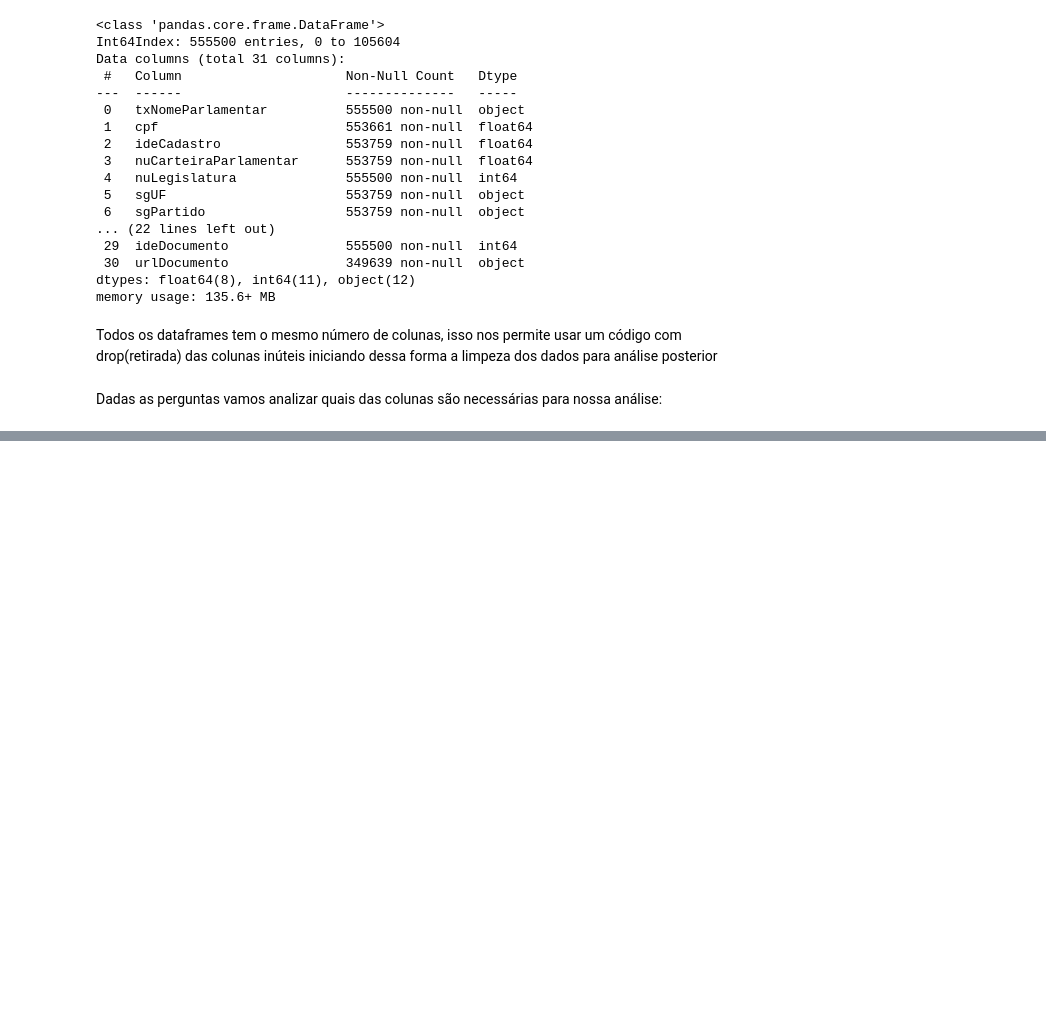
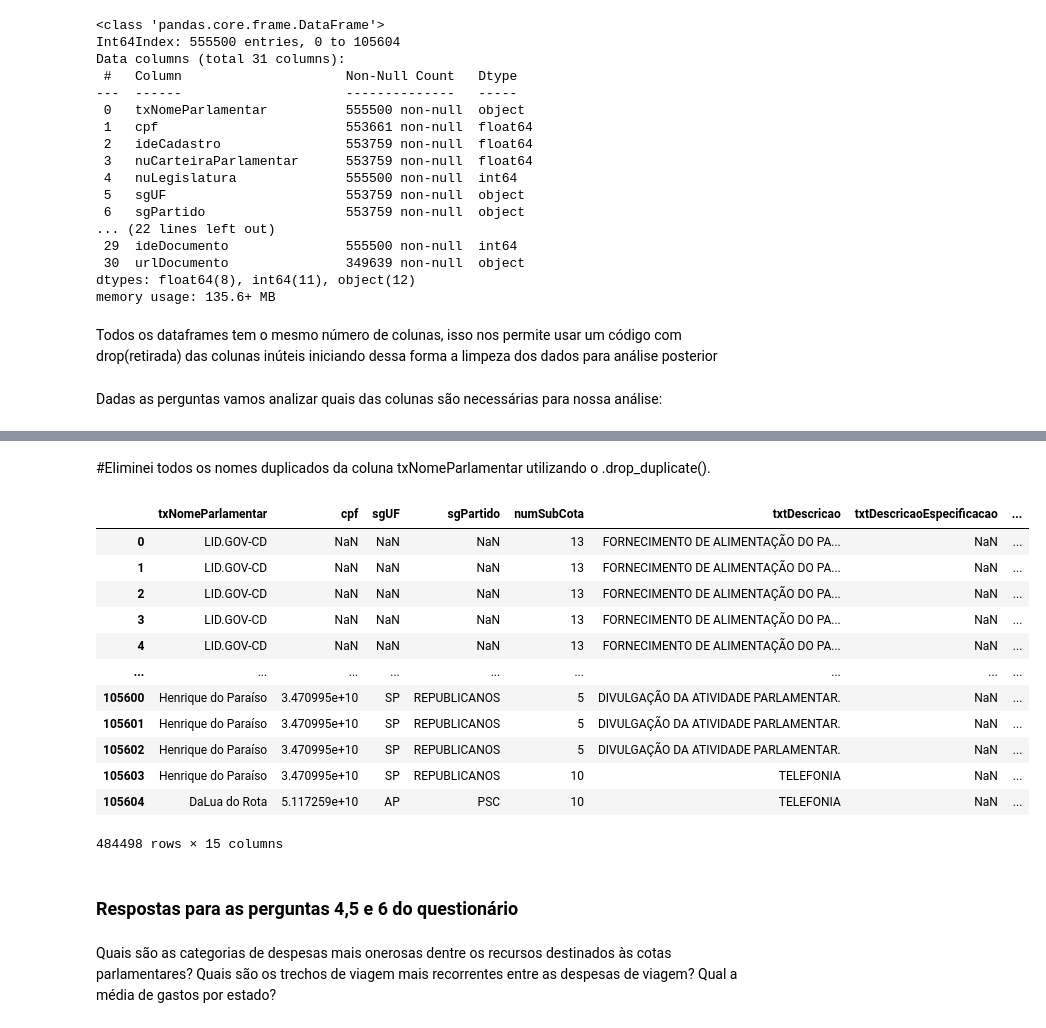
Before and after one commit to Reinaldos/Reinaldos, a Jupyter notebook: Projeto_5.ipynb, the cells around one changed output, grey strips where cells are left out. Drawn from its saved outputs; the diff is of its cells as text; code cells hidden in the pictures; blank space fills up the shorter version.

```diff
--- a/Projeto_5.ipynb
+++ b/Projeto_5.ipynb
@@ -356,0 +516,25 @@ memory usage: 67.8+ MB
+# %% [markdown]
+#Eliminei todos os nomes duplicados da coluna txNomeParlamentar utilizando o .drop_duplicate().
+# %%
+parlamentar = dfparlamentarcompleto.drop_duplicates()
+parlamentar
+# %% [output]
+|  | txNomeParlamentar | cpf | sgUF | sgPartido | numSubCota | txtDescricao | txtDescricaoEspecificacao | ... |
+| 0 | LID.GOV-CD | NaN | NaN | NaN | 13 | FORNECIMENTO DE ALIMENTAÇÃO DO PA... | NaN | ... |
+| 1 | LID.GOV-CD | NaN | NaN | NaN | 13 | FORNECIMENTO DE ALIMENTAÇÃO DO PA... | NaN | ... |
+| 2 | LID.GOV-CD | NaN | NaN | NaN | 13 | FORNECIMENTO DE ALIMENTAÇÃO DO PA... | NaN | ... |
+| 3 | LID.GOV-CD | NaN | NaN | NaN | 13 | FORNECIMENTO DE ALIMENTAÇÃO DO PA... | NaN | ... |
+| 4 | LID.GOV-CD | NaN | NaN | NaN | 13 | FORNECIMENTO DE ALIMENTAÇÃO DO PA... | NaN | ... |
+| ... | ... | ... | ... | ... | ... | ... | ... | ... |
+| 105600 | Henrique do Paraíso | 3.470995e+10 | SP | REPUBLICANOS | 5 | DIVULGAÇÃO DA ATIVIDADE PARLAMENTAR. | NaN | ... |
+| 105601 | Henrique do Paraíso | 3.470995e+10 | SP | REPUBLICANOS | 5 | DIVULGAÇÃO DA ATIVIDADE PARLAMENTAR. | NaN | ... |
+| 105602 | Henrique do Paraíso | 3.470995e+10 | SP | REPUBLICANOS | 5 | DIVULGAÇÃO DA ATIVIDADE PARLAMENTAR. | NaN | ... |
+| 105603 | Henrique do Paraíso | 3.470995e+10 | SP | REPUBLICANOS | 10 | TELEFONIA | NaN | ... |
+| 105604 | DaLua do Rota | 5.117259e+10 | AP | PSC | 10 | TELEFONIA | NaN | ... |
+484498 rows × 15 columns
+# %% [markdown]
+### **Respostas para as perguntas 4,5 e 6 do questionário**
+# %% [markdown]
+Quais são as categorias de despesas mais onerosas dentre os recursos destinados às cotas parlamentares?
+Quais são os trechos de viagem mais recorrentes entre as despesas de viagem?
+Qual a média de gastos por estado?
```
Also changed, not shown: parts of 28 cells of this notebook.
